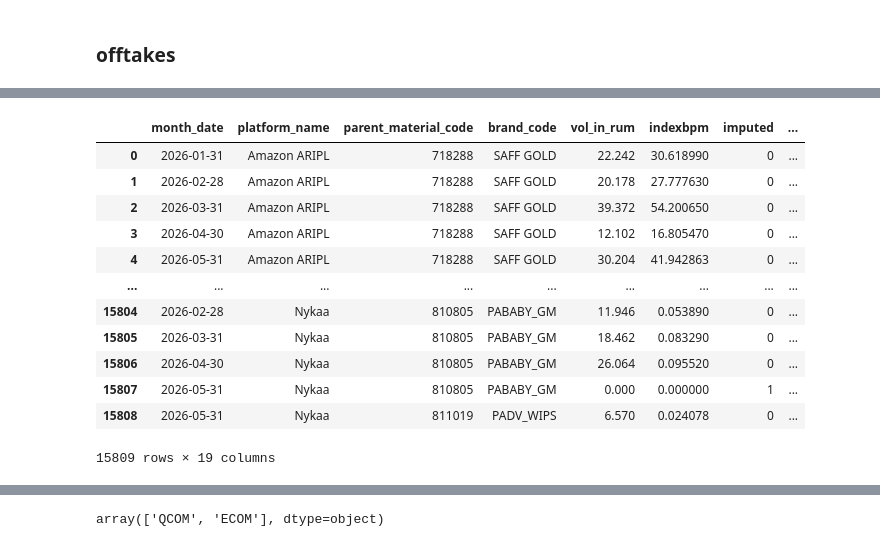
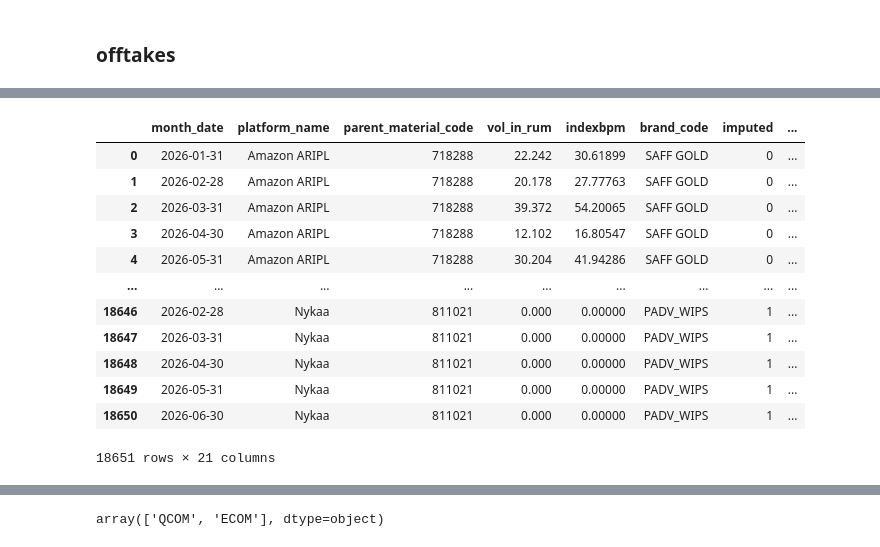
Before and after one commit to DSAmanSingh/collate_results_2, a Jupyter notebook: ALL Channels Accuracy framework.ipynb, the cells around one changed output, grey strips where cells are left out. Drawn from its saved outputs; the diff is of its cells as text; code cells hidden in the pictures.

```diff
--- a/ALL Channels Accuracy framework.ipynb
+++ b/ALL Channels Accuracy framework.ipynb
@@ -1535,25 +1463,25 @@ qcom_df
 # %%
-query_ecom = """select * from TRN_DF_ECOM_OFFTAKE_CHAIN_PSKU
-where run_month = '2026-06-30'
-and month_date between '2026-01-31' and '2026-05-31'
+query_ecom = """select * from TRN_DF_ECOM_OFFTAKE_CHAIN_PSKU_NEW
+where run_month = '2026-07-31'
+and month_date between '2026-01-31' and '2026-06-30'
 """
 ecom_df = pd.read_sql(query_ecom, dev_conn)
 ecom_df.columns = ecom_df.columns.str.lower()
 ecom_df['run_month'] = pd.to_datetime(ecom_df['run_month'])
 ecom_df['month_date'] = pd.to_datetime(ecom_df['month_date'])
 ecom_df['channel'] = 'ECOM'
 ecom_df
 # %% [output]
-|  | month_date | platform_name | parent_material_code | brand_code | vol_in_rum | indexbpm | imputed | ... |
-| 0 | 2026-01-31 | Amazon ARIPL | 718288 | SAFF GOLD | 22.242 | 30.618990 | 0 | ... |
-| 1 | 2026-02-28 | Amazon ARIPL | 718288 | SAFF GOLD | 20.178 | 27.777630 | 0 | ... |
-| 2 | 2026-03-31 | Amazon ARIPL | 718288 | SAFF GOLD | 39.372 | 54.200650 | 0 | ... |
-| 3 | 2026-04-30 | Amazon ARIPL | 718288 | SAFF GOLD | 12.102 | 16.805470 | 0 | ... |
-| 4 | 2026-05-31 | Amazon ARIPL | 718288 | SAFF GOLD | 30.204 | 41.942863 | 0 | ... |
+|  | month_date | platform_name | parent_material_code | vol_in_rum | indexbpm | brand_code | imputed | ... |
+| 0 | 2026-01-31 | Amazon ARIPL | 718288 | 22.242 | 30.61899 | SAFF GOLD | 0 | ... |
+| 1 | 2026-02-28 | Amazon ARIPL | 718288 | 20.178 | 27.77763 | SAFF GOLD | 0 | ... |
+| 2 | 2026-03-31 | Amazon ARIPL | 718288 | 39.372 | 54.20065 | SAFF GOLD | 0 | ... |
+| 3 | 2026-04-30 | Amazon ARIPL | 718288 | 12.102 | 16.80547 | SAFF GOLD | 0 | ... |
+| 4 | 2026-05-31 | Amazon ARIPL | 718288 | 30.204 | 41.94286 | SAFF GOLD | 0 | ... |
 | ... | ... | ... | ... | ... | ... | ... | ... | ... |
-| 15804 | 2026-02-28 | Nykaa | 810805 | PABABY_GM | 11.946 | 0.053890 | 0 | ... |
-| 15805 | 2026-03-31 | Nykaa | 810805 | PABABY_GM | 18.462 | 0.083290 | 0 | ... |
-| 15806 | 2026-04-30 | Nykaa | 810805 | PABABY_GM | 26.064 | 0.095520 | 0 | ... |
-| 15807 | 2026-05-31 | Nykaa | 810805 | PABABY_GM | 0.000 | 0.000000 | 1 | ... |
-| 15808 | 2026-05-31 | Nykaa | 811019 | PADV_WIPS | 6.570 | 0.024078 | 0 | ... |
+| 18646 | 2026-02-28 | Nykaa | 811021 | 0.000 | 0.00000 | PADV_WIPS | 1 | ... |
+| 18647 | 2026-03-31 | Nykaa | 811021 | 0.000 | 0.00000 | PADV_WIPS | 1 | ... |
+| 18648 | 2026-04-30 | Nykaa | 811021 | 0.000 | 0.00000 | PADV_WIPS | 1 | ... |
+| 18649 | 2026-05-31 | Nykaa | 811021 | 0.000 | 0.00000 | PADV_WIPS | 1 | ... |
+| 18650 | 2026-06-30 | Nykaa | 811021 | 0.000 | 0.00000 | PADV_WIPS | 1 | ... |
-15809 rows × 19 columns
+18651 rows × 21 columns
```
Also changed, not shown: parts of 104 cells of this notebook, 6 other files.
